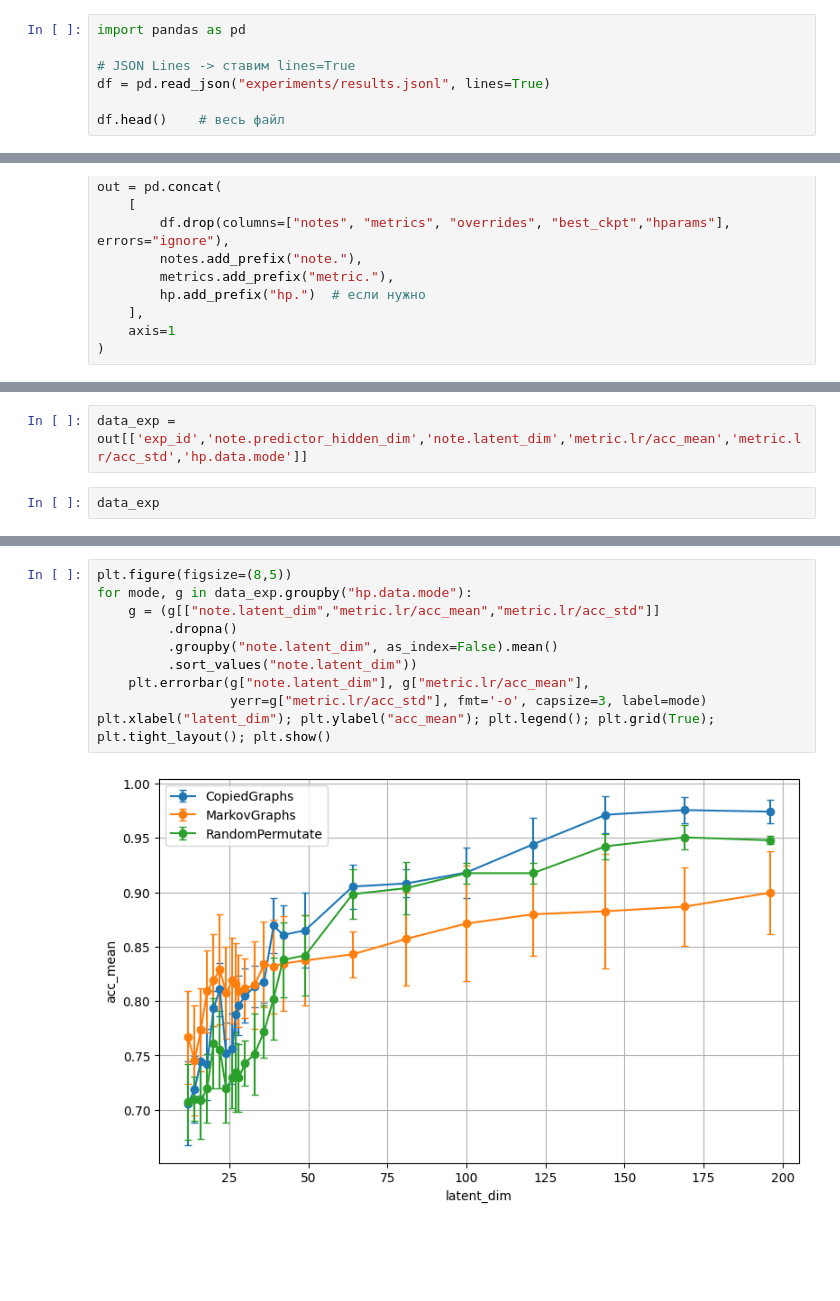
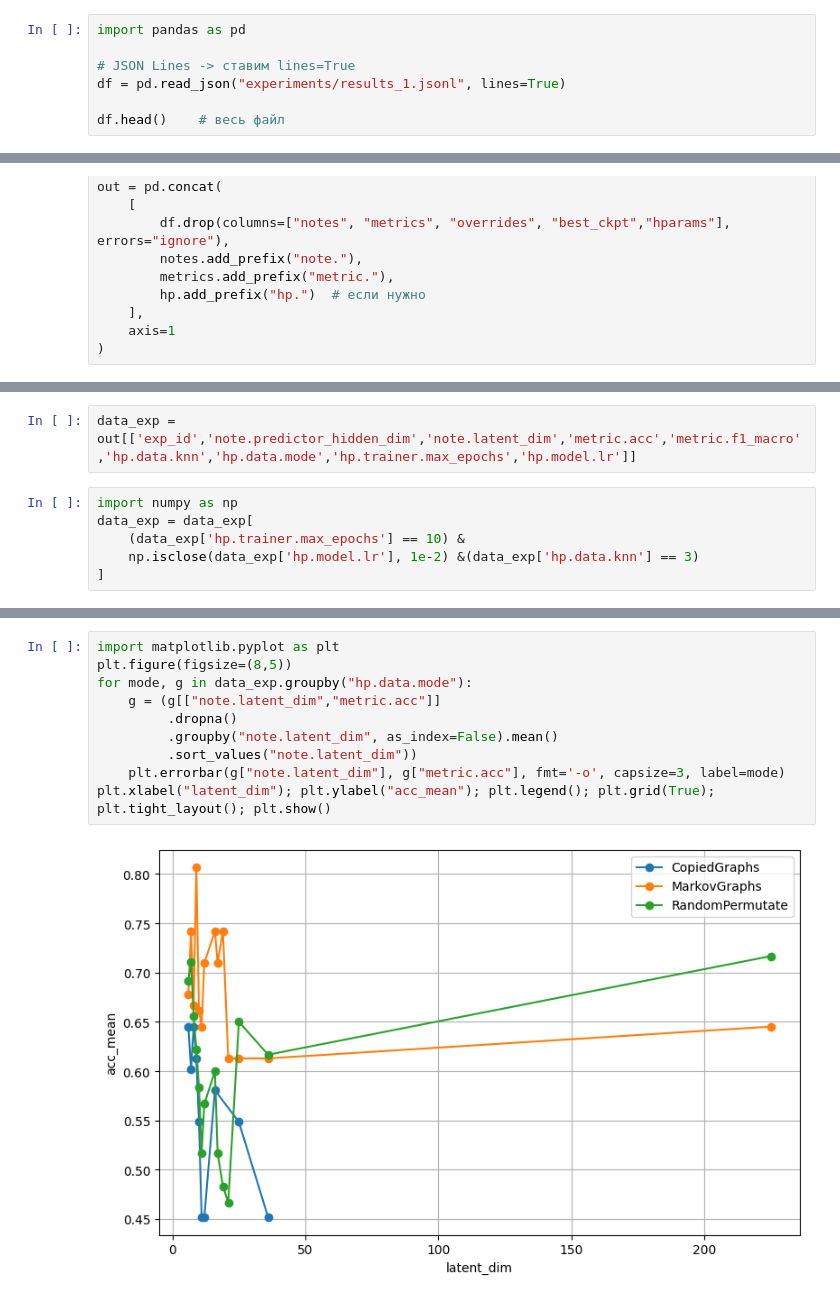
Before and after one commit to NEurosgen/jepa-spines, a Jupyter notebook: Untitled-1.ipynb, the cells around one changed output, grey strips where cells are left out. Drawn from its saved outputs; the diff is of its cells as text; blank space fills up the shorter version.

Commit message:
change models

```diff
--- a/Untitled-1.ipynb
+++ b/Untitled-1.ipynb
@@ -706,7 +927,7 @@ compute_feature_stats(graph_set)
 import pandas as pd
 
 # JSON Lines -> ставим lines=True
-df = pd.read_json("experiments/results.jsonl", lines=True)
+df = pd.read_json("experiments/results_1.jsonl", lines=True)
 
 df.head()    # весь файл
 # %% [output]
@@ -752,5 +973,9 @@ Index(['exp_id', 'note.latent_rule', 'note.predictor_hidden_dim',
       dtype='object')
 # %%
-data_exp = out[['exp_id','note.predictor_hidden_dim','note.latent_dim','metric.lr/acc_mean','metric.lr/acc_std','hp.data.mode']]
+data_exp = out[['exp_id','note.predictor_hidden_dim','note.latent_dim','metric.acc','metric.f1_macro','hp.data.knn','hp.data.mode','hp.trainer.max_epochs','hp.model.lr']]
 # %%
-data_exp
+import numpy as np
+data_exp = data_exp[
+    (data_exp['hp.trainer.max_epochs'] == 10) &
+    np.isclose(data_exp['hp.model.lr'], 1e-2) &(data_exp['hp.data.knn'] == 3)
+]
@@ -791,12 +998,12 @@ data_exp[data_exp['hp.data.mode'] == 'CopiedGraphs']
 # %%
+import matplotlib.pyplot as plt
 plt.figure(figsize=(8,5))
 for mode, g in data_exp.groupby("hp.data.mode"):
-    g = (g[["note.latent_dim","metric.lr/acc_mean","metric.lr/acc_std"]]
+    g = (g[["note.latent_dim","metric.acc"]]
          .dropna()
          .groupby("note.latent_dim", as_index=False).mean()
          .sort_values("note.latent_dim"))
-    plt.errorbar(g["note.latent_dim"], g["metric.lr/acc_mean"],
-                 yerr=g["metric.lr/acc_std"], fmt='-o', capsize=3, label=mode)
+    plt.errorbar(g["note.latent_dim"], g["metric.acc"], fmt='-o', capsize=3, label=mode)
 plt.xlabel("latent_dim"); plt.ylabel("acc_mean"); plt.legend(); plt.grid(True); plt.tight_layout(); plt.show()
 # %% [output]
-[figure, old version]
+[figure, new version]
```
Also changed, not shown: parts of 56 cells of this notebook, 15 other files.
